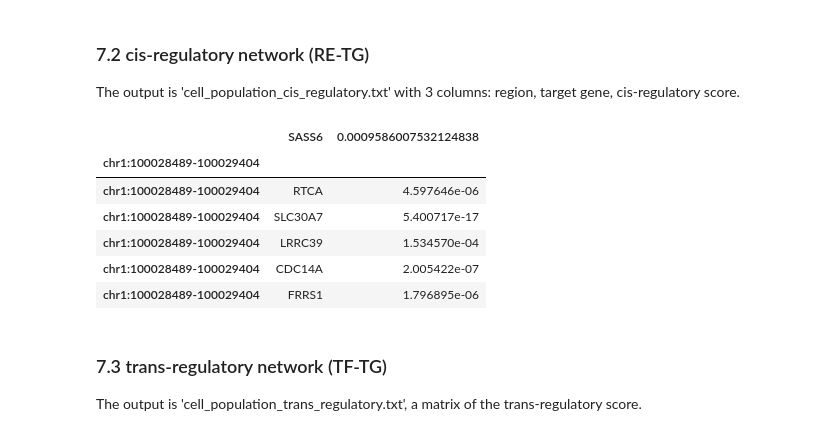
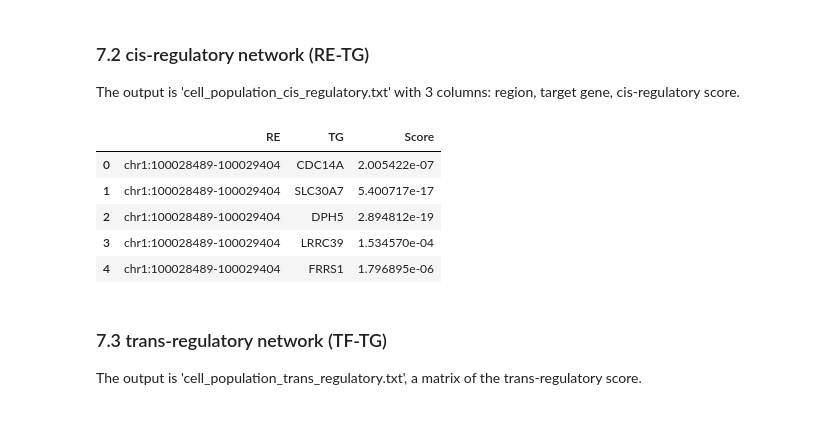
Before and after one commit to emvg/LINGER, a Jupyter notebook: notebooks/PBMCs_tutorial.ipynb, the cells around one changed output. Saved outputs shown, nothing was run; the diff lists cells and outputs as text; code cells hidden in the pictures.

```diff
--- a/notebooks/PBMCs_tutorial.ipynb
+++ b/notebooks/PBMCs_tutorial.ipynb
@@ -508,16 +512,18 @@ The output is 'cell_population_cis_regulatory.txt' with 3 columns: region, targe
 # %%
 LL_net.cis_reg(GRNdir,adata_RNA,adata_ATAC,genome,method,outdir)
 # %%
-re_tg = pd.read_csv("/globalscratch/ucl/inma/vangysel/LINGER_output/cell_population_cis_regulatory.txt", sep="\t", index_col=0)
+re_tg = pd.read_csv("LINGER_output/cell_population_cis_regulatory.txt", sep="\t", index_col=0)
+re_tg.columns = ['TG', 'Score']
+re_tg = re_tg.reset_index()
+re_tg = re_tg.rename(columns={'index': 'RE', re_tg.columns[0]: 'RE'})
 re_tg.head()
 # %% [output]
-|  | SASS6 | 0.0009586007532124838 |
-| chr1:100028489-100029404 |  |  |
-| chr1:100028489-100029404 | RTCA | 4.597646e-06 |
-| chr1:100028489-100029404 | SLC30A7 | 5.400717e-17 |
-| chr1:100028489-100029404 | LRRC39 | 1.534570e-04 |
-| chr1:100028489-100029404 | CDC14A | 2.005422e-07 |
-| chr1:100028489-100029404 | FRRS1 | 1.796895e-06 |
+|  | RE | TG | Score |
+| 0 | chr1:100028489-100029404 | CDC14A | 2.005422e-07 |
+| 1 | chr1:100028489-100029404 | SLC30A7 | 5.400717e-17 |
+| 2 | chr1:100028489-100029404 | DPH5 | 2.894812e-19 |
+| 3 | chr1:100028489-100029404 | LRRC39 | 1.534570e-04 |
+| 4 | chr1:100028489-100029404 | FRRS1 | 1.796895e-06 |
 # %% [markdown]
 ### 7.3 trans-regulatory network (TF-TG)
 The output is 'cell_population_trans_regulatory.txt', a matrix of the trans-regulatory score.
```
Also changed, not shown: parts of 43 cells of this notebook.
